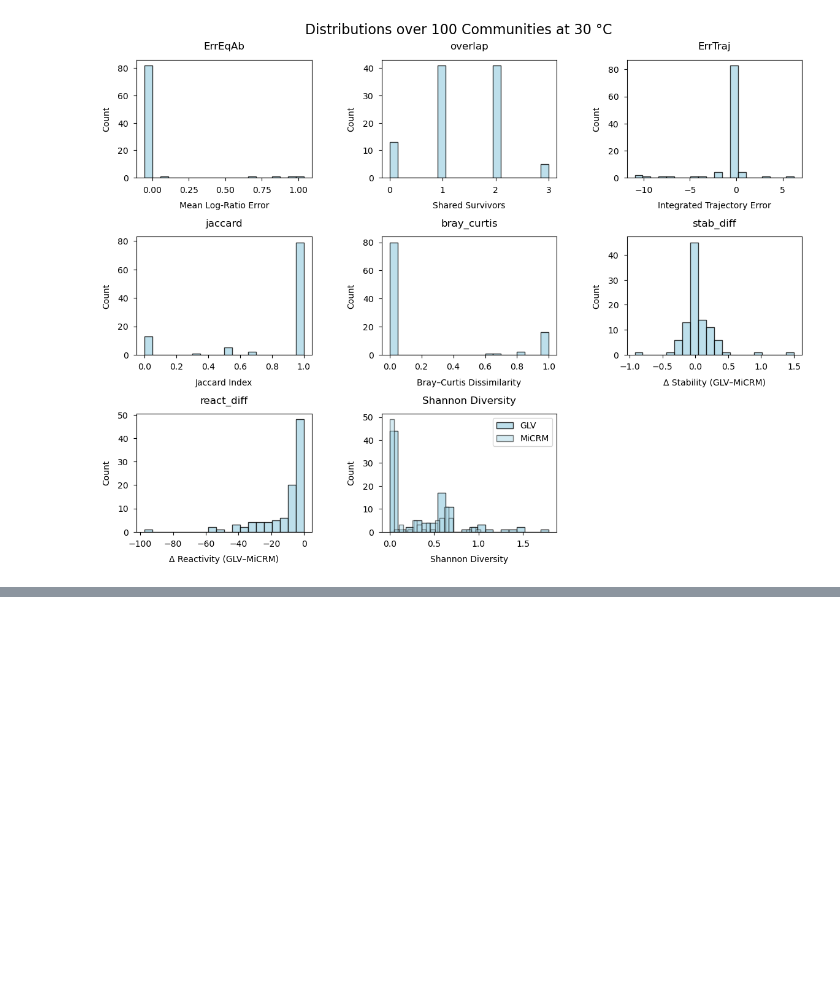
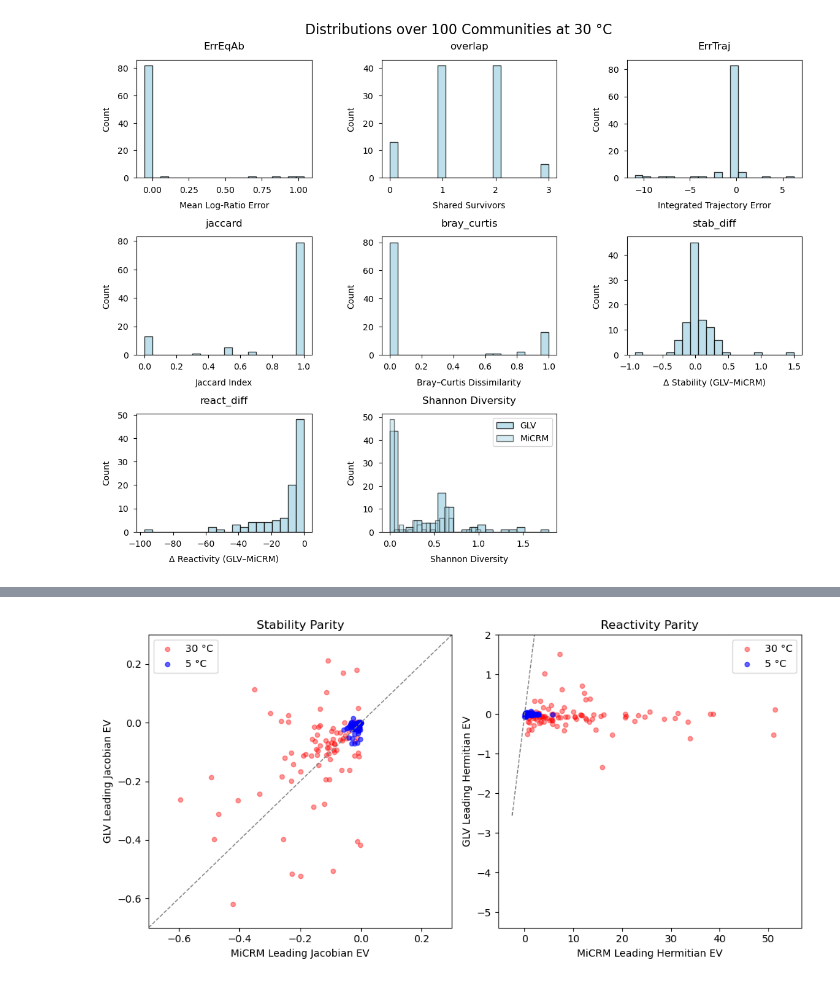
Before and after one commit to chanli-a/final_year_project, a Jupyter notebook: temp_abundance/all_comm_set_temp.ipynb, the cells around one changed output, grey strips where cells are left out. Drawn from its saved outputs; the diff is of its cells as text; code cells hidden in the pictures; blank space fills up the shorter version.

```diff
--- a/temp_abundance/all_comm_set_temp.ipynb
+++ b/temp_abundance/all_comm_set_temp.ipynb
@@ -1436,0 +1482,56 @@ for idx, t_c in enumerate(temp_cs, start=1):
+# %%
+### loop for 2 temperatures - compare 5 and 30 degrees ###
+
+# ---- PLOTTING BOTH TEMPS WITH CUSTOM LIMITS & LAYERING ----
+fig, axes = plt.subplots(1, 2, figsize=(10, 5))
+
+# Colors & labels
+colors = {5.0: 'blue', 30.0: 'red'}
+labels = {5.0: '5 °C', 30.0: '30 °C'}
+
+# 1) Stability parity
+ax = axes[0]
+# Plot red (30 °C) first at lower z-order
+ax.scatter(stab_vals[30.0]['mi'], stab_vals[30.0]['lv'],
+           s=20, alpha=0.4, color=colors[30.0], label=labels[30.0], zorder=1)
+# Then plot blue (5 °C) on top
+ax.scatter(stab_vals[5.0]['mi'], stab_vals[5.0]['lv'],
+           s=20, alpha=0.6, color=colors[5.0], label=labels[5.0], zorder=2)
+
+# 1:1 line
+ax.plot([-0.7, 0.3], [-0.7, 0.3], '--', color='gray', linewidth=1)
+
+# Fixed limits
+ax.set_xlim(-0.7, 0.3)
+ax.set_ylim(-0.7, 0.3)
+
+ax.set_xlabel("MiCRM Leading Jacobian EV")
+ax.set_ylabel("GLV Leading Jacobian EV")
+ax.set_title("Stability Parity")
+ax.legend()
+
+# 2) Reactivity parity
+ax = axes[1]
+# Red first
+ax.scatter(react_vals[30.0]['mi'], react_vals[30.0]['lv'],
+           s=20, alpha=0.4, color=colors[30.0], label=labels[30.0], zorder=1)
+# Blue on top
+ax.scatter(react_vals[5.0]['mi'], react_vals[5.0]['lv'],
+           s=20, alpha=0.6, color=colors[5.0], label=labels[5.0], zorder=2)
+
+# 1:1 line, auto‐scaled to x‐range
+x_min, x_max = ax.get_xlim()
+ax.plot([x_min, x_max], [x_min, x_max], '--', color='gray', linewidth=1)
+
+# Keep x‐limits, shorten y to max 2
+ax.set_ylim(ax.get_ylim()[0], 2)
+
+ax.set_xlabel("MiCRM Leading Hermitian EV")
+ax.set_ylabel("GLV Leading Hermitian EV")
+ax.set_title("Reactivity Parity")
+ax.legend()
+
+plt.tight_layout()
+plt.show()
+# %% [output]
+[figure, added]
```
Also changed, not shown: parts of 2 cells of this notebook.
